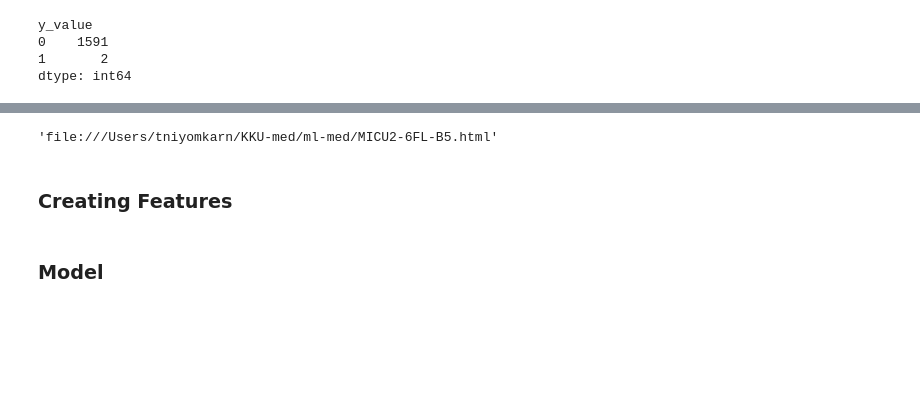
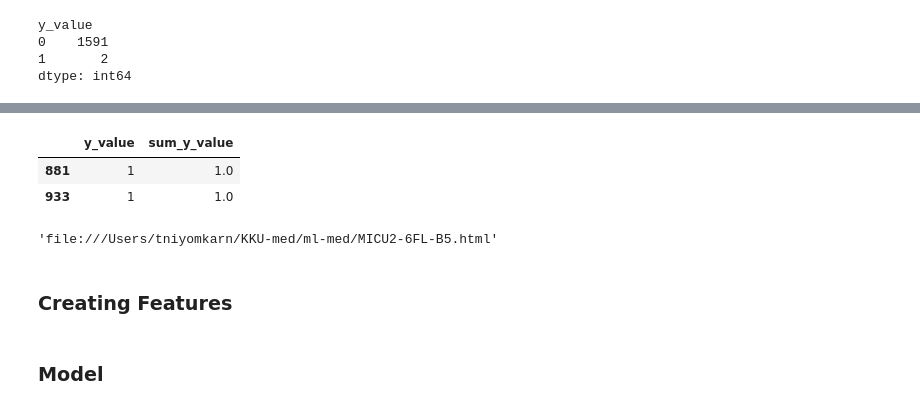
Before and after one commit to fooljames/ml-med, a Jupyter notebook: Untitled2.ipynb, the cells around one changed output, grey strips where cells are left out. Drawn from its saved outputs; the diff is of its cells as text; code cells hidden in the pictures; blank space fills up the shorter version.

```diff
--- a/Untitled2.ipynb
+++ b/Untitled2.ipynb
@@ -151,5 +151,5 @@ y_value
 1       2
 dtype: int64
 # %%
-df[df['y_value'] == 1][[,'y_value', 'sum_y_value']]
+df[df['y_value'] == 1][['y_value', 'sum_y_value']]
 # %% [output]
@@ -157,3 +156,6 @@ SyntaxError: invalid syntax (<ipython-input-131-84ea13c33857>, line 1)
+|  | y_value | sum_y_value |
+| 881 | 1 | 1.0 |
+| 933 | 1 | 1.0 |
 # %%
 location = 'MICU2-6FL-B5'
 df_locat = df[df['dataset_location'] == location].copy()
```
Also changed, not shown: parts of 3 cells of this notebook.
